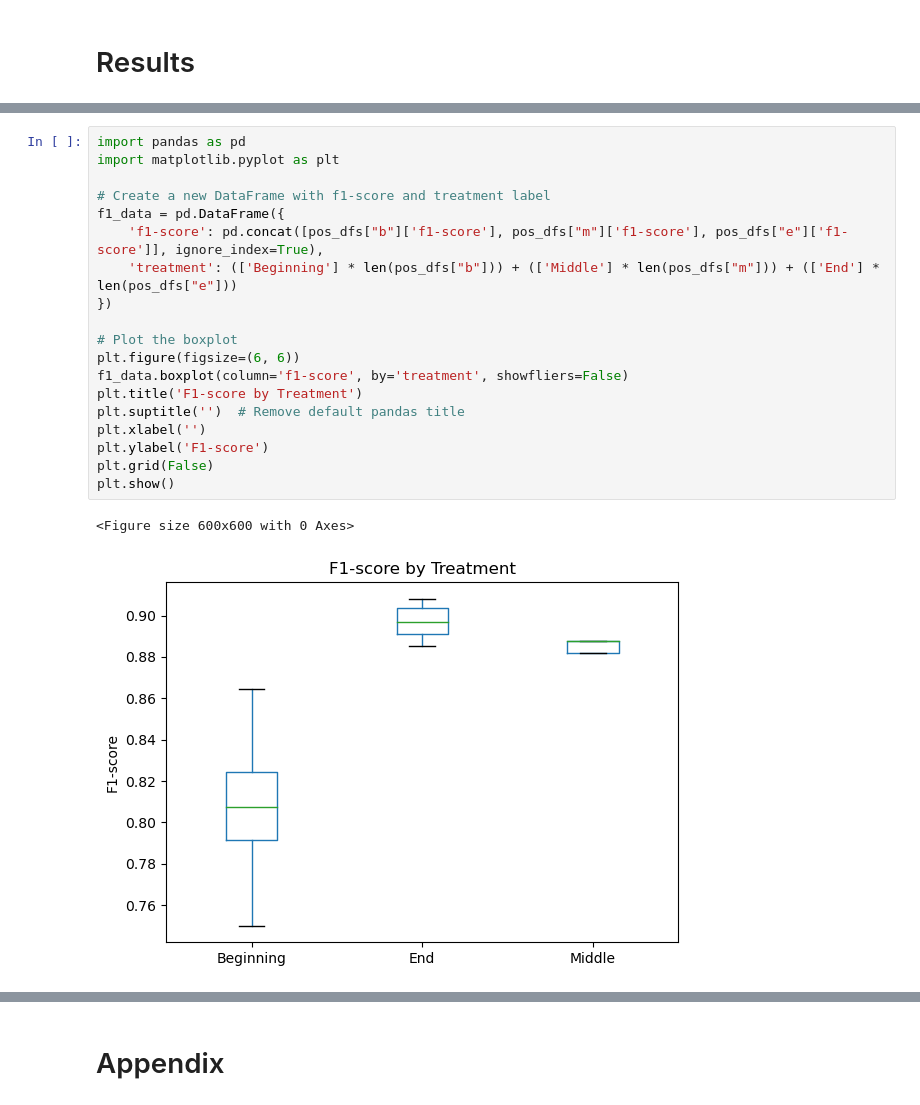
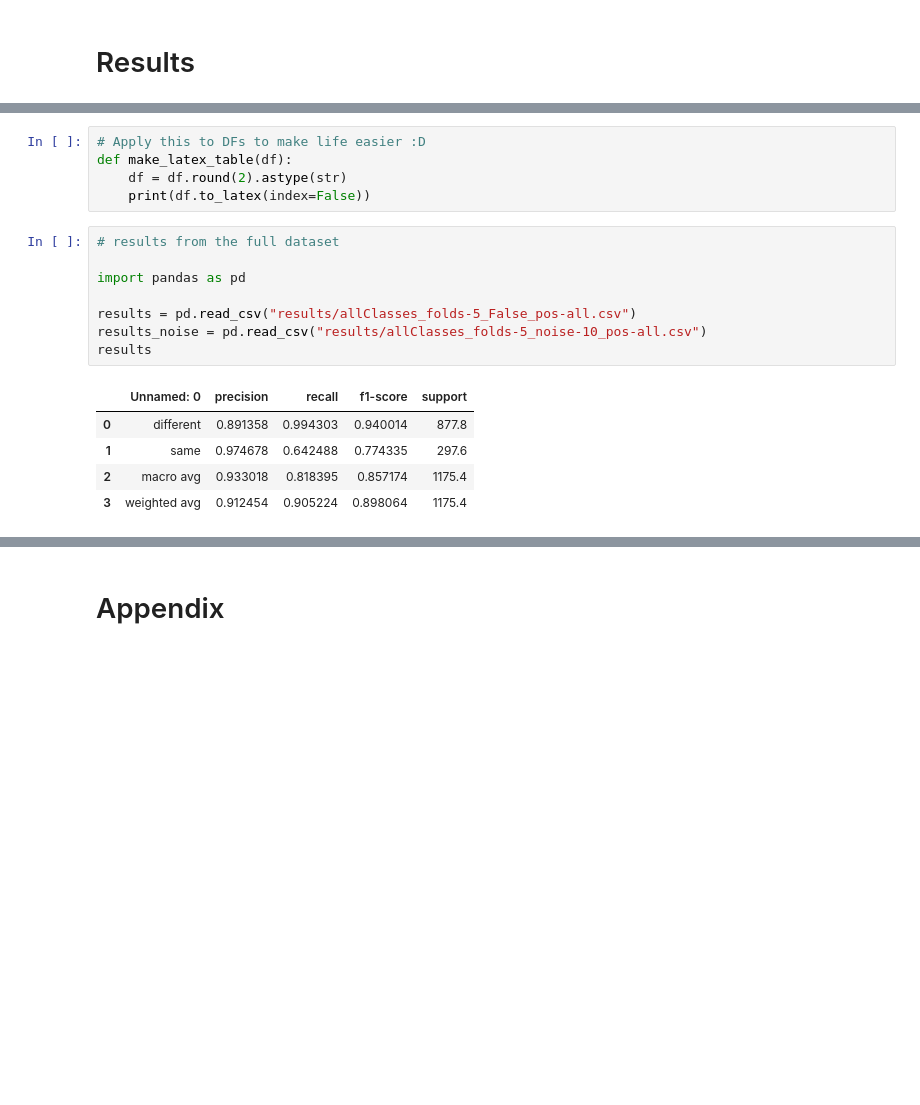
Before and after one commit to Boffl/MyTurn, a Jupyter notebook: data_inspection.ipynb, the cells around one changed output, grey strips where cells are left out. Drawn from its saved outputs; the diff is of its cells as text; blank space fills up the shorter version.

```diff
--- a/data_inspection.ipynb
+++ b/data_inspection.ipynb
@@ -127,22 +95,19 @@ summary_df
-# %%
-import pandas as pd
-import matplotlib.pyplot as plt
-
-# Create a new DataFrame with f1-score and treatment label
-f1_data = pd.DataFrame({
-    'f1-score': pd.concat([pos_dfs["b"]['f1-score'], pos_dfs["m"]['f1-score'], pos_dfs["e"]['f1-score']], ignore_index=True),
-    'treatment': (['Beginning'] * len(pos_dfs["b"])) + (['Middle'] * len(pos_dfs["m"])) + (['End'] * len(pos_dfs["e"]))
-})
-
-# Plot the boxplot
-plt.figure(figsize=(6, 6))
-f1_data.boxplot(column='f1-score', by='treatment', showfliers=False)
-plt.title('F1-score by Treatment')
-plt.suptitle('')  # Remove default pandas title
-plt.xlabel('')
-plt.ylabel('F1-score')
-plt.grid(False)
-plt.show()
-# %% [output]
-<Figure size 600x600 with 0 Axes>
-[figure, removed]
+# %%
+# Apply this to DFs to make life easier :D
+def make_latex_table(df):
+    df = df.round(2).astype(str)
+    print(df.to_latex(index=False))
+# %%
+# results from the full dataset
+
+import pandas as pd
+
+results = pd.read_csv("results/allClasses_folds-5_False_pos-all.csv")
+results_noise = pd.read_csv("results/allClasses_folds-5_noise-10_pos-all.csv")
+results
+# %% [output]
+|  | Unnamed: 0 | precision | recall | f1-score | support |
+| 0 | different | 0.891358 | 0.994303 | 0.940014 | 877.8 |
+| 1 | same | 0.974678 | 0.642488 | 0.774335 | 297.6 |
+| 2 | macro avg | 0.933018 | 0.818395 | 0.857174 | 1175.4 |
+| 3 | weighted avg | 0.912454 | 0.905224 | 0.898064 | 1175.4 |
```
Also changed, not shown: parts of 7 cells of this notebook, 2 other files.
